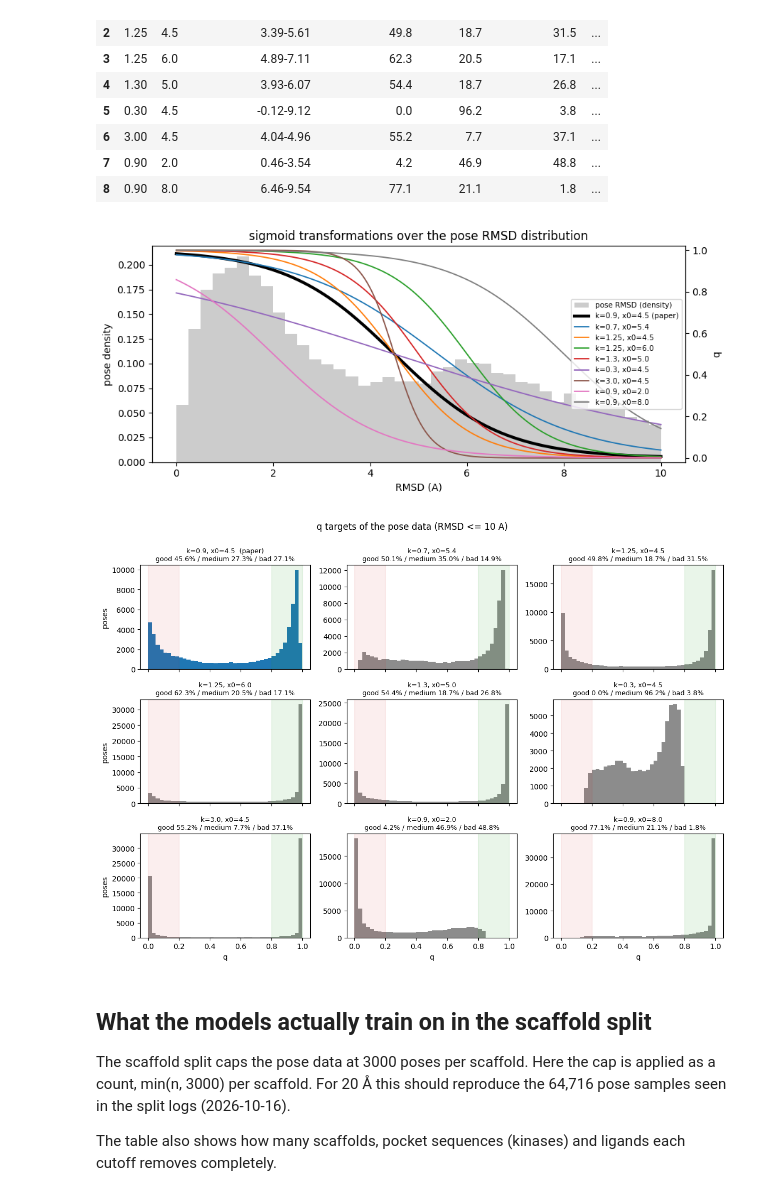
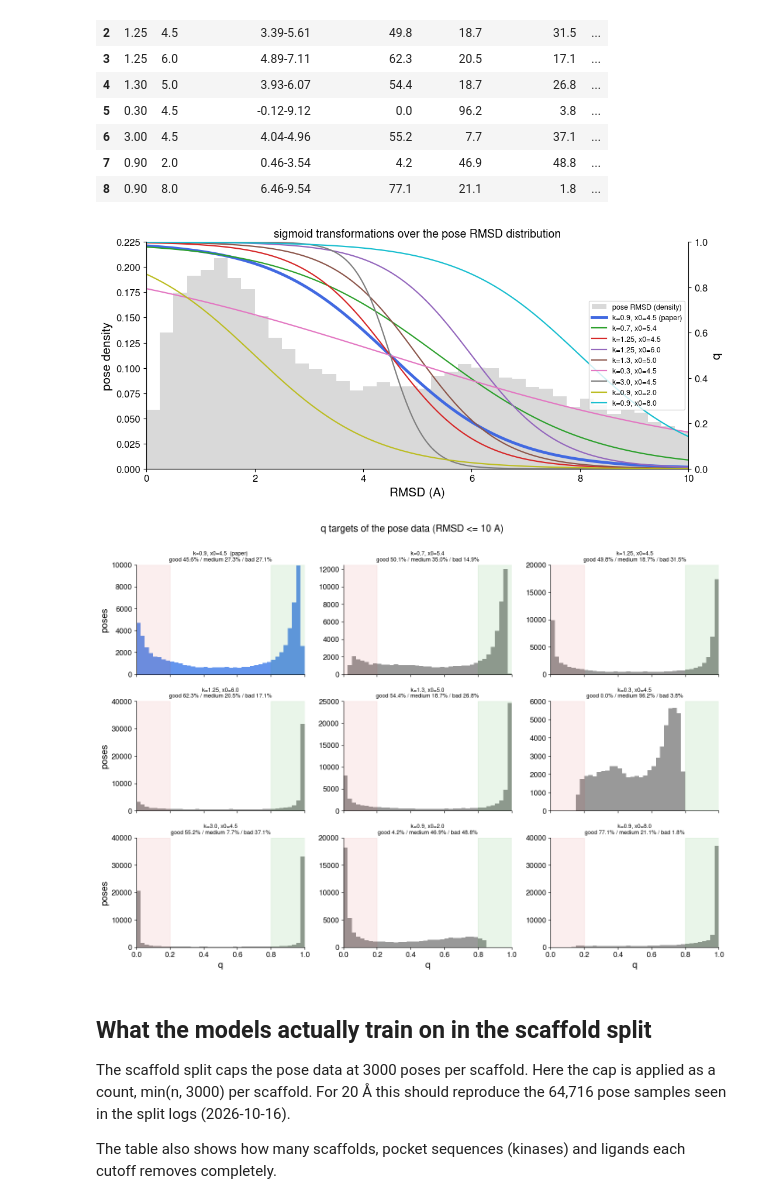
Before and after one commit to openkinome/multi-objective-kinodata-3D, a Jupyter notebook: analysis/rmsd_distribution.ipynb, the cells around one changed output. Cells and saved outputs as stored; diff of their text form; code cells hidden in the pictures.

```diff
--- a/analysis/rmsd_distribution.ipynb
+++ b/analysis/rmsd_distribution.ipynb
@@ -170,32 +174,32 @@ table = pd.DataFrame({"RMSD (A)": np.round(MARKED, 2), "q": rmsd_to_q(MARKED).ro
                       "pose-loss class weight": np.select([rmsd_to_q(MARKED) <= Q_BAD, rmsd_to_q(MARKED) >= Q_GOOD], [10, 7], 1)})
 display(table)
 
-fig, (ax, ax2) = plt.subplots(1, 2, figsize=(12, 4.2), gridspec_kw={"width_ratios": [1.4, 1]})
+fig, (ax, ax2) = plt.subplots(1, 2, figsize=(15, 5.2), gridspec_kw={"width_ratios": [1.4, 1]})
 x = np.linspace(0, 15, 600)
-ax.axvspan(0, RMSD_GOOD, color="tab:green", alpha=0.12, label=f"good (q >= {Q_GOOD}, RMSD <= {RMSD_GOOD:.2f} A)")
-ax.axvspan(RMSD_BAD, 15, color="tab:red", alpha=0.08, label=f"bad (q <= {Q_BAD}, RMSD >= {RMSD_BAD:.2f} A)")
-ax.plot(x, rmsd_to_q(x), color="tab:blue", lw=2, label="q = 1/(1+exp(0.9 (RMSD - 4.5)))")
-ax.plot(x, activity_weight(x), color="tab:orange", lw=2, ls="--", label=f"activity weight = eps + (1 - eps) q")
+ax.axvspan(0, RMSD_GOOD, color=COLORS["good"], alpha=0.12, label=f"good (q >= {Q_GOOD}, RMSD <= {RMSD_GOOD:.2f} A)")
+ax.axvspan(RMSD_BAD, 15, color=COLORS["bad"], alpha=0.08, label=f"bad (q <= {Q_BAD}, RMSD >= {RMSD_BAD:.2f} A)")
+ax.plot(x, rmsd_to_q(x), color=COLORS["pose_aware"], lw=2.5, label="q = 1/(1+exp(0.9 (RMSD - 4.5)))")
+ax.plot(x, activity_weight(x), color="darkorange", lw=2.5, ls="--", label=f"activity weight = eps + (1 - eps) q")
 ax.axhline(EPS, color="k", ls=":", lw=1.5, label=f"eps = {EPS} (weight floor)")
 ax.axvline(10, color="0.3", ls="--", lw=1, label="RMSD cutoff 10 A")
 for r in [1, 2.5, 4.5, 8]:
-    ax.plot(r, rmsd_to_q(r), "o", color="tab:blue", ms=5)
-    ax.annotate(f"{r:g} A -> q {rmsd_to_q(r):.2f}", (r, rmsd_to_q(r)), xytext=(6, 4), textcoords="offset points", fontsize=8)
-ax.set(xlabel="RMSD (A)", ylabel="q  /  weight", xlim=(0, 15), ylim=(-0.02, 1.02),
+    ax.plot(r, rmsd_to_q(r), "o", color=COLORS["pose_aware"], ms=6)
+    ax.annotate(f"{r:g} A -> q {rmsd_to_q(r):.2f}", (r, rmsd_to_q(r)), xytext=(6, 4), textcoords="offset points", fontsize=10)
+ax.set(xlabel="RMSD (A)", ylabel="q  /  weight", xlim=(0, 15), ylim=(0, 1),
        title="RMSD -> pose quality q -> activity-loss weight")
-ax.legend(fontsize=7.5, loc="center right")
+ax.legend(fontsize=9, loc="center right")
 
 q_pose = rmsd_to_q(pose["predicted_rmsd"].dropna())
 r_pose = pose["predicted_rmsd"].dropna()
 bins = np.linspace(0, 1, 41)
 ax2.hist([q_pose[r_pose <= 10], q_pose[r_pose > 10]], bins=bins, stacked=True,
-         color=["0.6", "tab:red"], label=["kept at 10 A", f"removed by 10 A ({int((r_pose > 10).sum()):,})"])
+         color=[COLORS["hist"], COLORS["bad"]], label=["kept at 10 A", f"removed by 10 A ({int((r_pose > 10).sum()):,})"])
 ax2.axvline(Q_BAD, color="k", ls=":", lw=1)
 ax2.axvline(Q_GOOD, color="k", ls=":", lw=1)
-ax2.set(xlabel="target q of the pose data", ylabel="poses", title="pose data: q targets")
-ax2.legend(fontsize=8)
+ax2.set(xlabel="target q of the pose data", ylabel="poses", title="pose data: q targets", xlim=(0, 1))
+ax2.legend(fontsize=9)
 fig.tight_layout()
-fig.savefig(OUTPUT / "sigmoid_transformation.png", dpi=200)
+fig.savefig(OUTPUT / "sigmoid_transformation.png")
 # %% [output]
 |  | RMSD (A) | q | activity weight (eps 0.1) | pose-loss class weight |
 | 0 | 1.00 | 0.959 | 0.963 | 7 |
@@ -284,34 +288,36 @@ sigmoid_table
 | 8 | 0.90 | 8.0 | 6.46-9.54 | 77.1 | 21.1 | 1.8 | ... |
 # %%
 # where each transition falls relative to the RMSD distribution of the pose data
-fig, ax = plt.subplots(figsize=(9, 4))
-ax.hist(r_pose, bins=np.arange(0, (POSE_CUTOFF or 30) + 0.25, 0.25), color="0.8", density=True, label="pose RMSD (density)")
+fig, ax = plt.subplots(figsize=(11, 5))
+ax.hist(r_pose, bins=np.arange(0, (POSE_CUTOFF or 30) + 0.25, 0.25), color="0.85", density=True, label="pose RMSD (density)")
 ax2 = ax.twinx()
+ax2.spines["right"].set_visible(True)   # twin axis for q
 x = np.linspace(0, POSE_CUTOFF or 30, 500)
 for i, (k, x0) in enumerate(SIGMOID_PARAMS):
     ref = i == 0
-    ax2.plot(x, sigmoid_q(x, k, x0), lw=3 if ref else 1.3, color="k" if ref else None,
+    ax2.plot(x, sigmoid_q(x, k, x0), lw=3.5 if ref else 1.6, color=COLORS["pose_aware"] if ref else f"C{i + 1}",
              label=f"k={k}, x0={x0}" + (" (paper)" if ref else ""))
-ax.set(xlabel="RMSD (A)", ylabel="pose density")
-ax2.set(ylabel="q", ylim=(-0.02, 1.02))
+ax.set(xlabel="RMSD (A)", ylabel="pose density", xlim=(0, POSE_CUTOFF or 30))
+ax2.set(ylabel="q", ylim=(0, 1))
 h1, l1 = ax.get_legend_handles_labels(); h2, l2 = ax2.get_legend_handles_labels()
-ax2.legend(h1 + h2, l1 + l2, fontsize=7.5, loc="center right")
+ax2.legend(h1 + h2, l1 + l2, fontsize=9, loc="center right")
 ax.set_title("sigmoid transformations over the pose RMSD distribution")
 fig.tight_layout()
-fig.savefig(OUTPUT / "sigmoid_params_curves.png", dpi=200)
+fig.savefig(OUTPUT / "sigmoid_params_curves.png")
 # %% [output]
-[figure, old version]
+[figure, new version]
 # %%
 # histogram of the resulting q targets, one panel per parameter set
 ncols = 3
 nrows = int(np.ceil(len(SIGMOID_PARAMS) / ncols))
-fig, axes = plt.subplots(nrows, ncols, figsize=(4 * ncols, 2.8 * nrows), sharex=True, squeeze=False)
+fig, axes = plt.subplots(nrows, ncols, figsize=(4.8 * ncols, 3.4 * nrows), sharex=True, squeeze=False)
 for ax, (k, x0), row in zip(axes.flat, SIGMOID_PARAMS, rows):
     q = sigmoid_q(r_pose, k, x0)
     ref = (k, x0) == SIGMOID_PARAMS[0]
-    ax.hist(q, bins=N_BINS, range=(0, 1), color="tab:blue" if ref else "0.55")
-    ax.axvspan(0, Q_BAD, color="tab:red", alpha=0.08)
-    ax.axvspan(Q_GOOD, 1, color="tab:green", alpha=0.10)
+    ax.hist(q, bins=N_BINS, range=(0, 1), color=COLORS["hist"] if ref else COLORS["neutral"])
+    ax.axvspan(0, Q_BAD, color=COLORS["bad"], alpha=0.08)
+    ax.axvspan(Q_GOOD, 1, color=COLORS["good"], alpha=0.10)
+    ax.set_xlim(0, 1)
     ax.set_title(f"k={k}, x0={x0}" + ("  (paper)" if ref else "") +
                  f"\ngood {row['good % (q>=0.8)']}% / medium {row['medium %']}% / bad {row['bad % (q<=0.2)']}%", fontsize=9)
 for ax in axes.flat[len(SIGMOID_PARAMS):]:
@@ -322,9 +328,9 @@ for ax in axes[:, 0]:
     ax.set_ylabel("poses")
 fig.suptitle(f"q targets of the pose data (RMSD <= {POSE_CUTOFF} A)" if POSE_CUTOFF else "q targets of the pose data", y=1.0)
 fig.tight_layout()
-fig.savefig(OUTPUT / "sigmoid_params_q_hist.png", dpi=200, bbox_inches="tight")
+fig.savefig(OUTPUT / "sigmoid_params_q_hist.png")
 # %% [output]
-[figure, old version]
+[figure, new version]
 # %% [markdown]
 ## What the models actually train on in the scaffold split
 
```
Also changed, not shown: parts of 3 cells of this notebook, 2 other files.
